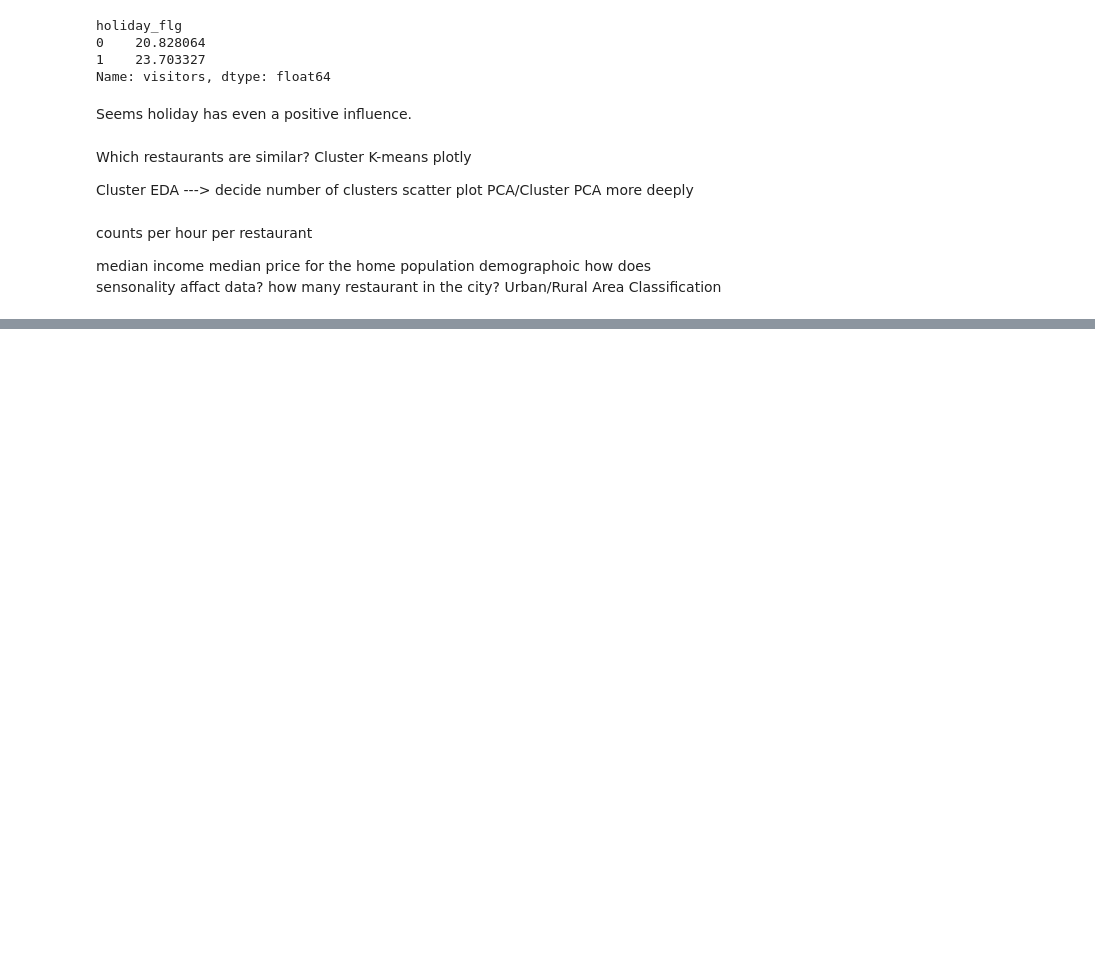
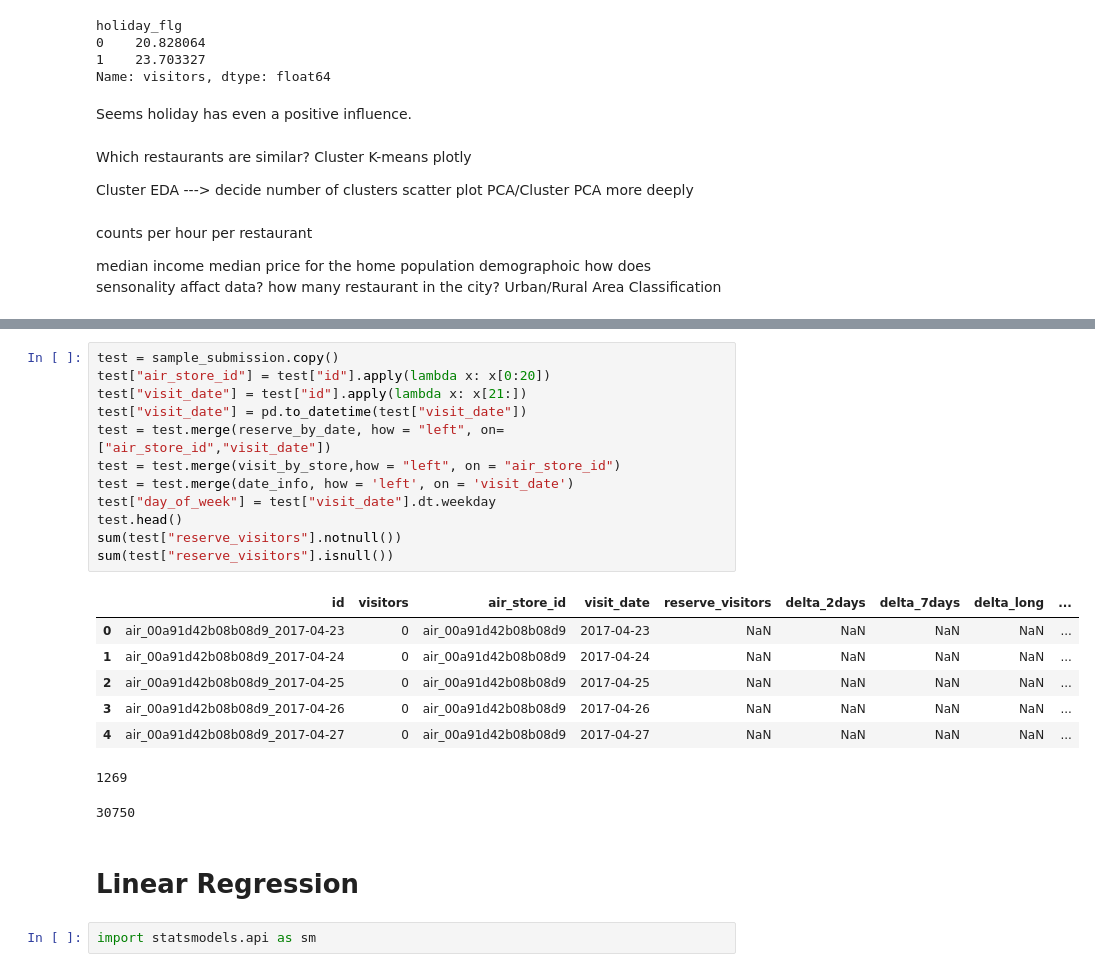
Before and after one commit to yiqingyang75/Kaggle-Restaurant-Visitor-Forecasting, a Jupyter notebook: py/Recruit Restaurant Visitor Forecasting.ipynb, the cells around one changed output, grey strips where cells are left out. Saved outputs shown, nothing was run; the diff lists cells and outputs as text; blank space fills up the shorter version.

```diff
--- a/py/Recruit Restaurant Visitor Forecasting.ipynb
+++ b/py/Recruit Restaurant Visitor Forecasting.ipynb
@@ -257,0 +310,25 @@ Urban/Rural Area Classification
+# %%
+test = sample_submission.copy()
+test["air_store_id"] = test["id"].apply(lambda x: x[0:20])
+test["visit_date"] = test["id"].apply(lambda x: x[21:])
+test["visit_date"] = pd.to_datetime(test["visit_date"])
+test = test.merge(reserve_by_date, how = "left", on=["air_store_id","visit_date"])
+test = test.merge(visit_by_store,how = "left", on = "air_store_id")
+test = test.merge(date_info, how = 'left', on = 'visit_date')
+test["day_of_week"] = test["visit_date"].dt.weekday
+test.head()
+sum(test["reserve_visitors"].notnull())
+sum(test["reserve_visitors"].isnull())
+# %% [output]
+|  | id | visitors | air_store_id | visit_date | reserve_visitors | delta_2days | delta_7days | delta_long | ... |
+| 0 | air_00a91d42b08b08d9_2017-04-23 | 0 | air_00a91d42b08b08d9 | 2017-04-23 | NaN | NaN | NaN | NaN | ... |
+| 1 | air_00a91d42b08b08d9_2017-04-24 | 0 | air_00a91d42b08b08d9 | 2017-04-24 | NaN | NaN | NaN | NaN | ... |
+| 2 | air_00a91d42b08b08d9_2017-04-25 | 0 | air_00a91d42b08b08d9 | 2017-04-25 | NaN | NaN | NaN | NaN | ... |
+| 3 | air_00a91d42b08b08d9_2017-04-26 | 0 | air_00a91d42b08b08d9 | 2017-04-26 | NaN | NaN | NaN | NaN | ... |
+| 4 | air_00a91d42b08b08d9_2017-04-27 | 0 | air_00a91d42b08b08d9 | 2017-04-27 | NaN | NaN | NaN | NaN | ... |
+1269
+30750
+# %% [markdown]
+# Linear Regression
+# %%
+import statsmodels.api as sm
```
Also changed, not shown: parts of 16 cells of this notebook, 1 other file.
